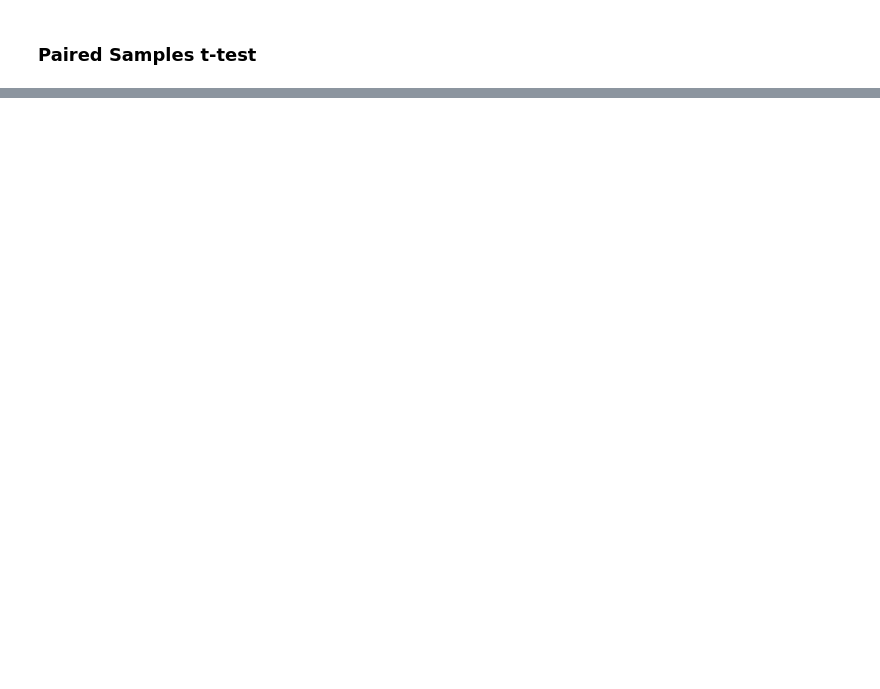
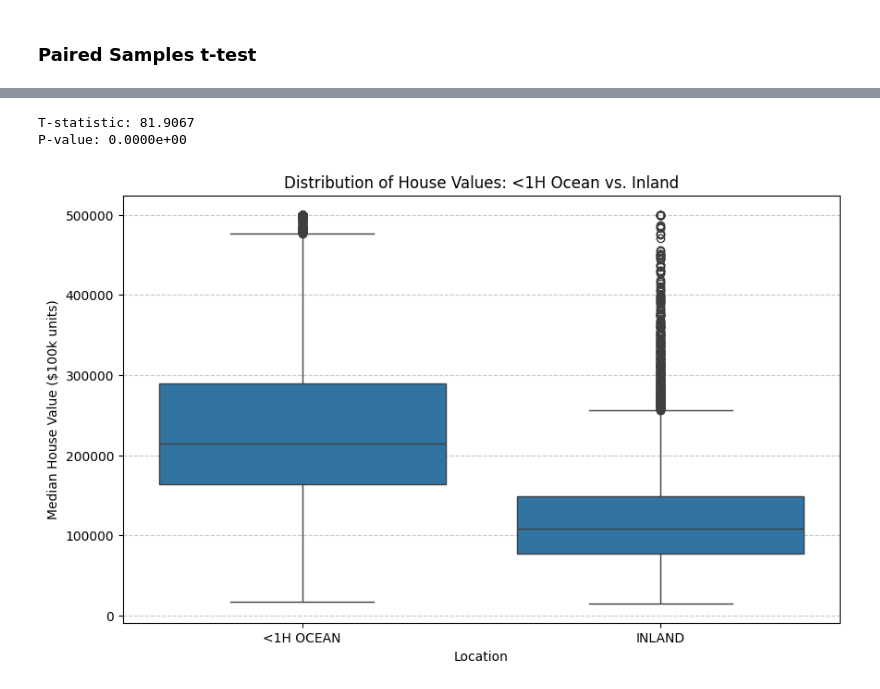
Before and after one commit to PTucc327/ds-statistics-portfolio, a Jupyter notebook: 02_Hypothesis_Testing/02_Hypothesis_Testing.ipynb, the cells around one changed output, grey strips where cells are left out. Saved outputs shown, nothing was run; the diff lists cells and outputs as text; code cells hidden in the pictures; blank space fills up the shorter version.

Commit message:
Updated t-test code

```diff
--- a/02_Hypothesis_Testing/02_Hypothesis_Testing.ipynb
+++ b/02_Hypothesis_Testing/02_Hypothesis_Testing.ipynb
@@ -119,0 +139,32 @@ T-statistic for two-sample t-test: 35.303689506012084
+# %%
+from scipy import stats
+import seaborn as sns
+import matplotlib.pyplot as plt
+
+# 1. Filter the data into two independent groups
+group1 = df[df['ocean_proximity'] == '<1H OCEAN']['median_house_value']
+group2 = df[df['ocean_proximity'] == 'INLAND']['median_house_value']
+
+# 2. Run the Independent T-Test
+# equal_var=False is 'Welch's T-test', which is safer when group sizes differ
+t_stat, p_val = stats.ttest_ind(group1, group2, equal_var=False)
+
+print(f"T-statistic: {t_stat:.4f}")
+print(f"P-value: {p_val:.4e}")
+# %% [output]
+T-statistic: 81.9067
+P-value: 0.0000e+00
+# %%
+# 3. Visualization: Boxplot
+plt.figure(figsize=(10, 6))
+# Filter dataframe to only include the two groups we are testing
+mask = df['ocean_proximity'].isin(['<1H OCEAN', 'INLAND'])
+sns.boxplot(x='ocean_proximity', y='median_house_value', data=df[mask])
+
+plt.title('Distribution of House Values: <1H Ocean vs. Inland')
+plt.ylabel('Median House Value ($100k units)')
+plt.xlabel('Location')
+plt.grid(axis='y', linestyle='--', alpha=0.7)
+plt.show()
+# %% [output]
+[figure, added]
```
Also changed, not shown: parts of 4 cells of this notebook, 2 other files.
